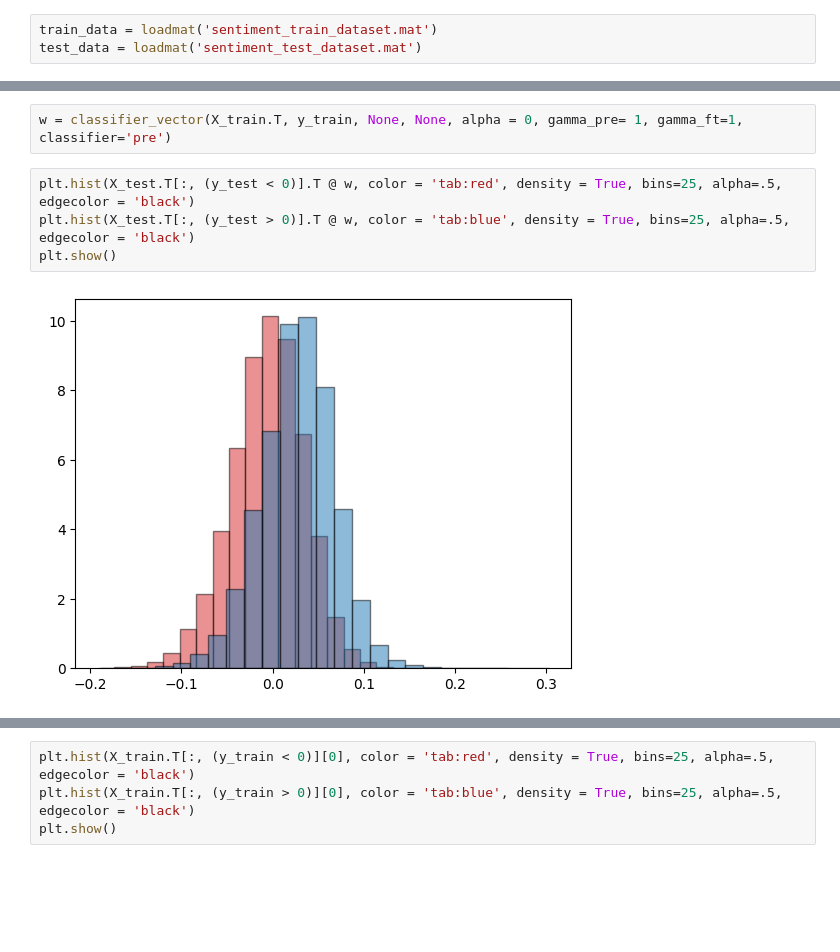
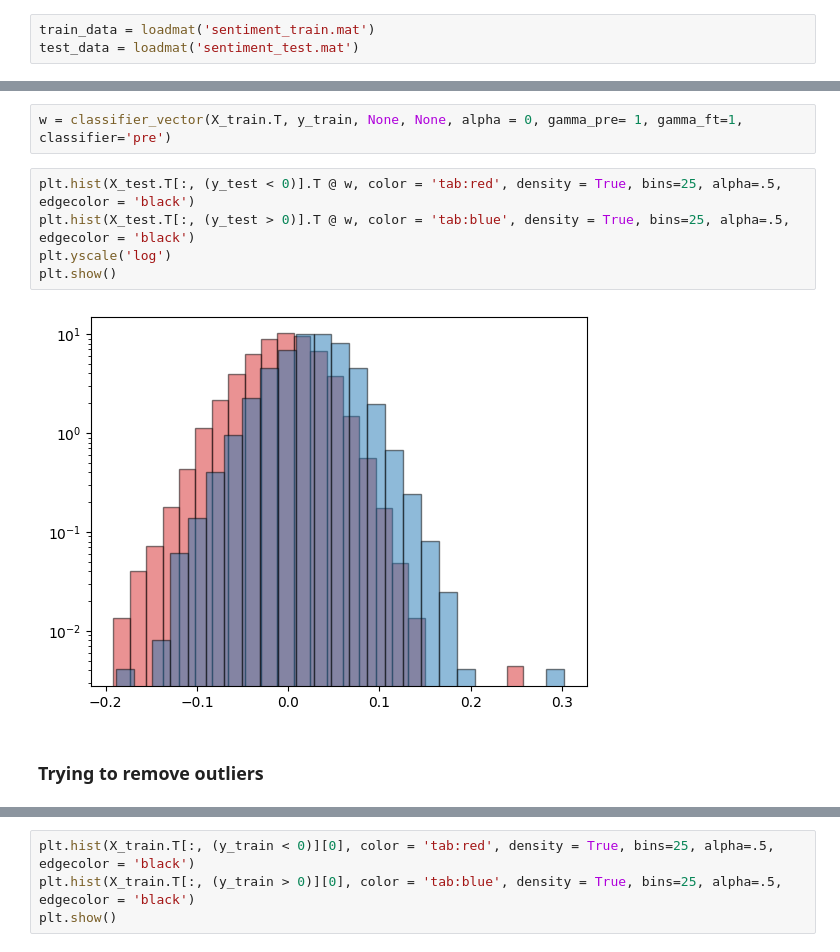
Before and after one commit to elfirdoussilab1/alpha-LoRA, a Jupyter notebook: test_utils.ipynb, the cells around one changed output, grey strips where cells are left out. Drawn from its saved outputs; the diff is of its cells as text; blank space fills up the shorter version.

```diff
--- a/test_utils.ipynb
+++ b/test_utils.ipynb
@@ -427,6 +430,6 @@ import matplotlib.pyplot as plt
 # %%
-train_data = loadmat('sentiment_train_dataset.mat')
-test_data = loadmat('sentiment_test_dataset.mat')
+train_data = loadmat('sentiment_train.mat')
+test_data = loadmat('sentiment_test.mat')
 # %%
 
 X_train = train_data['embeddings'] # (n, p)
@@ -443,6 +446,9 @@ w = classifier_vector(X_train.T, y_train, None, None, alpha = 0, gamma_pre= 1, g
 # %%
 plt.hist(X_test.T[:, (y_test < 0)].T @ w, color = 'tab:red', density = True, bins=25, alpha=.5, edgecolor = 'black')
 plt.hist(X_test.T[:, (y_test > 0)].T @ w, color = 'tab:blue', density = True, bins=25, alpha=.5, edgecolor = 'black')
+plt.yscale('log')
 plt.show()
 # %% [output]
-[figure, old version]
+[figure, new version]
+# %% [markdown]
+### Trying to remove outliers
```
Also changed, not shown: parts of 7 cells of this notebook, 5 other files.
